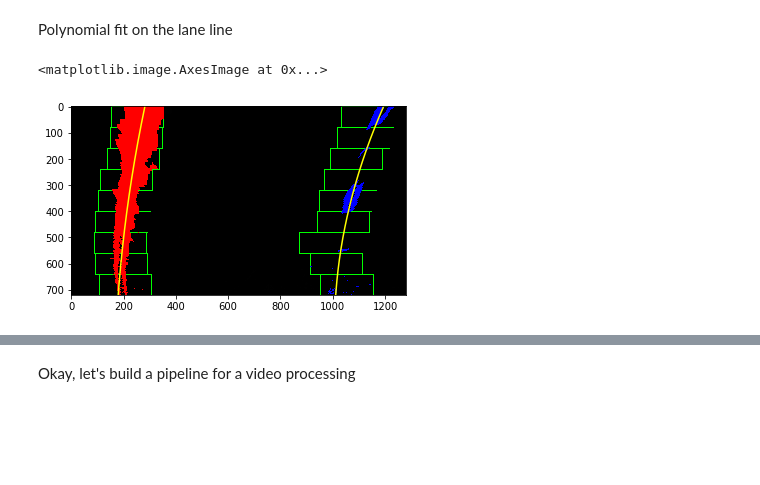
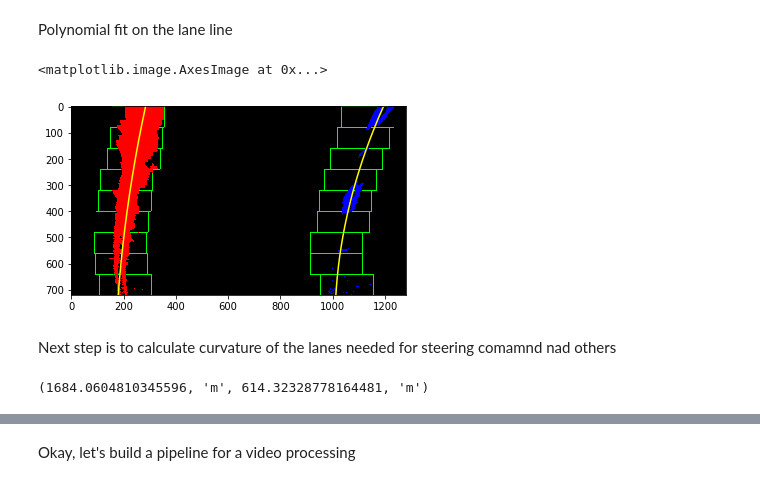
Before and after one commit to stevanStevic/Advanced-Lane-Lines-Finding, a Jupyter notebook: Advanced_Lane_Line_Finding.ipynb, the cells around one changed output, grey strips where cells are left out. Drawn from its saved outputs; the diff is of its cells as text; code cells hidden in the pictures; blank space fills up the shorter version.

```diff
--- a/Advanced_Lane_Line_Finding.ipynb
+++ b/Advanced_Lane_Line_Finding.ipynb
@@ -207,7 +207,7 @@ def perspective_transform(img, src, dst):
     return warped, M
 
 cols, rows = combined.shape[::-1]
-top_limit = rows * 0.635
+top_limit = np.int(rows * 0.635)
 down_limit = rows - 20
 src_point1 = [280, down_limit]
 src_point2 = [590, top_limit]
@@ -322,41 +330,79 @@ def find_lane_pixels(binary_warped):
 
     return leftx, lefty, rightx, righty, out_img
 
-
 def fit_polynomial(binary_warped):
     # Find our lane pixels first
     leftx, lefty, rightx, righty, out_img = find_lane_pixels(binary_warped)
 
     # Fit a second order polynomial to each using `np.polyfit`
+    # Obtain line coeffs
     left_fit = np.polyfit(lefty, leftx, 2)
     right_fit = np.polyfit(righty, rightx, 2)
 
     # Generate x and y values for plotting
     ploty = np.linspace(0, binary_warped.shape[0]-1, binary_warped.shape[0] )
     try:
         left_fitx = left_fit[0]*ploty**2 + left_fit[1]*ploty + left_fit[2]
         right_fitx = right_fit[0]*ploty**2 + right_fit[1]*ploty + right_fit[2]
     except TypeError:
         # Avoids an error if `left` and `right_fit` are still none or incorrect
         print('The function failed to fit a line!')
         left_fitx = 1*ploty**2 + 1*ploty
         right_fitx = 1*ploty**2 + 1*ploty
 
     ## Visualization ##
     # Colors in the left and right lane regions
     out_img[lefty, leftx] = [255, 0, 0]
     out_img[righty, rightx] = [0, 0, 255]
 
-    return out_img, ploty, left_fitx, right_fitx
+    return out_img, left_fit, right_fit, ploty, left_fitx, right_fitx
 
 
-out_img, ploty, left_fitx, right_fitx = fit_polynomial(warped)
+out_img, left_fit, right_fit, ploty, left_fitx, right_fitx = fit_polynomial(warped)
 
 # Plots the left and right polynomials on the lane lines
 plt.plot(left_fitx, ploty, color='yellow')
 plt.plot(right_fitx, ploty, color='yellow')
 
 plt.imshow(out_img)
 # %% [output]
 <matplotlib.image.AxesImage at 0x...>
-[figure, old version]
+[figure, new version]
+# %% [markdown]
+Next step is to calculate curvature of the lanes needed for steering comamnd nad others
+# %%
+def measure_curvature_real(img_shape, left_lane_coeffs, right_lane_coeffs, ym_per_pix, xm_per_pix):
+    '''
+    Calculates the curvature of polynomial functions in meters.
+    '''
+
+    ploty = np.linspace(0, img_shape[0] - 1, img_shape[0])# to cover same y-range as image
+
+    leftx = left_lane_coeffs[0]*ploty**2 + left_lane_coeffs[1]*ploty + left_lane_coeffs[2]
+    rightx = right_lane_coeffs[0]*ploty**2 + right_lane_coeffs[1]*ploty + right_lane_coeffs[2]
+
+    # Define y-value where we want radius of curvature
+    # We'll choose the maximum y-value, corresponding to the bottom of the image
+    y_eval = np.max(ploty)
+
+    # Fit a second order polynomial to each using `np.polyfit`
+    left_fit_cr = np.polyfit(ploty * ym_per_pix, leftx * xm_per_pix, 2)
+    right_fit_cr = np.polyfit(ploty * ym_per_pix, rightx * xm_per_pix, 2)
+
+    # Calculation of R_curve (radius of curvature)
+    left_curverad = ((1 + (2*left_fit_cr[0]*y_eval*ym_per_pix + left_fit_cr[1])**2)**1.5) / np.absolute(2*left_fit_cr[0])
+    right_curverad = ((1 + (2*right_fit_cr[0]*y_eval*ym_per_pix + right_fit_cr[1])**2)**1.5) / np.absolute(2*right_fit_cr[0])
+
+    #right_curverad = 1
+    return left_curverad, right_curverad
+
+# Define conversions in x and y from pixels space to meters
+ym_per_pix = 30.0/720 # meters per pixel in y dimension
+xm_per_pix = 3.7/700 # meters per pixel in x dimension
+
+# Calculate the radius of curvature in meters for both lane lines
+left_curverad, right_curverad = measure_curvature_real(undist_img.shape, left_fit, right_fit, ym_per_pix, xm_per_pix)
+
+print(left_curverad, 'm', right_curverad, 'm')
+# %% [output]
+(1684.0604810345596, 'm', 614.32328778164481, 'm')
```
Also changed, not shown: parts of 10 cells of this notebook, 8 other files.
